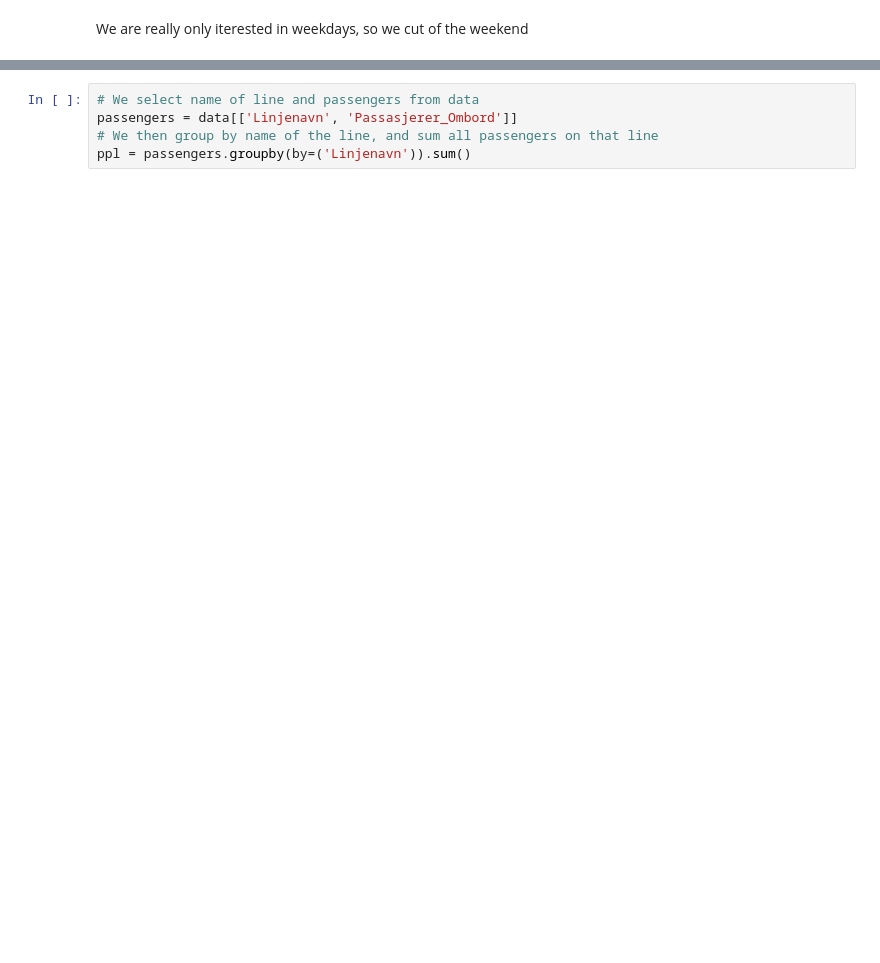
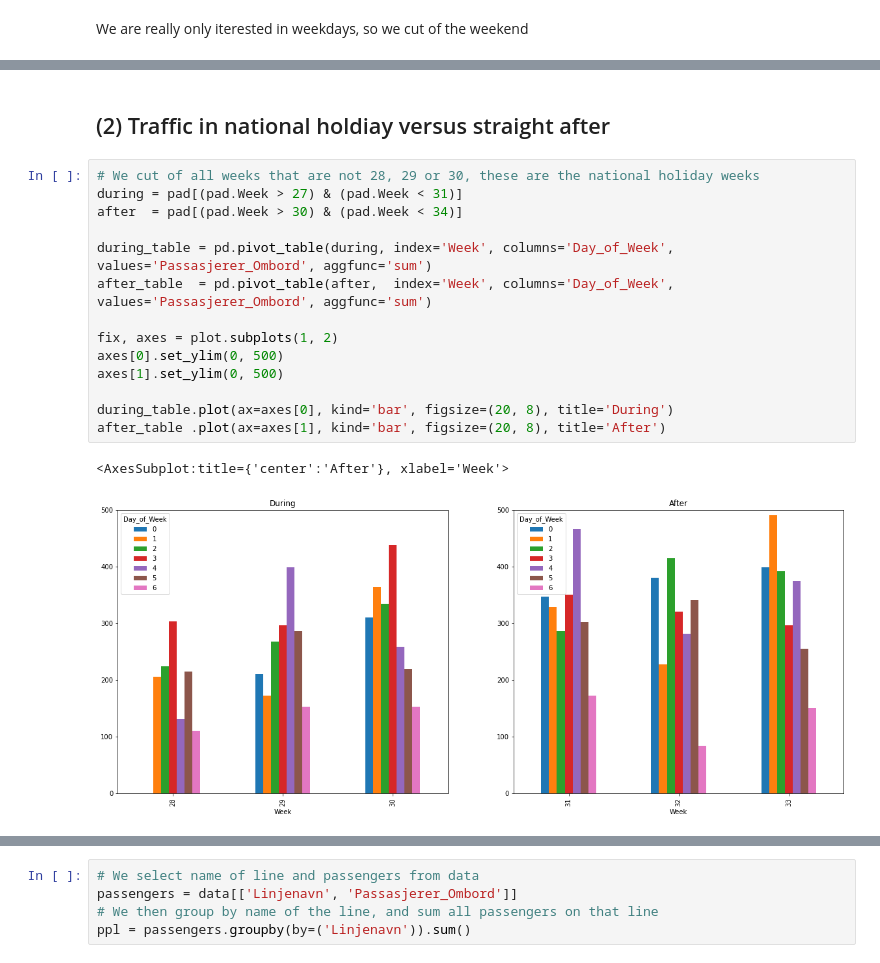
Before and after one commit to kjxlstad/RuterDataVisualization, a Jupyter notebook: ruterdata.ipynb, the cells around one changed output, grey strips where cells are left out. Cells and saved outputs as stored; diff of their text form; blank space fills up the shorter version.

```diff
--- a/ruterdata.ipynb
+++ b/ruterdata.ipynb
@@ -94 +98,20 @@ We clearly see here that thursday is the most trafficed day
+# %% [markdown]
+## (2) Traffic in national holdiay versus straight after
+# %%
+# We cut of all weeks that are not 28, 29 or 30, these are the national holiday weeks
+during = pad[(pad.Week > 27) & (pad.Week < 31)]
+after  = pad[(pad.Week > 30) & (pad.Week < 34)]
+
+during_table = pd.pivot_table(during, index='Week', columns='Day_of_Week', values='Passasjerer_Ombord', aggfunc='sum')
+after_table  = pd.pivot_table(after,  index='Week', columns='Day_of_Week', values='Passasjerer_Ombord', aggfunc='sum')
+
+fix, axes = plot.subplots(1, 2)
+axes[0].set_ylim(0, 500)
+axes[1].set_ylim(0, 500)
+
+during_table.plot(ax=axes[0], kind='bar', figsize=(20, 8), title='During')
+after_table .plot(ax=axes[1], kind='bar', figsize=(20, 8), title='After')
+# %% [output]
+<AxesSubplot:title={'center':'After'}, xlabel='Week'>
+[figure, added]
 # %% [markdown]
```
Also changed, not shown: parts of 10 cells of this notebook.
